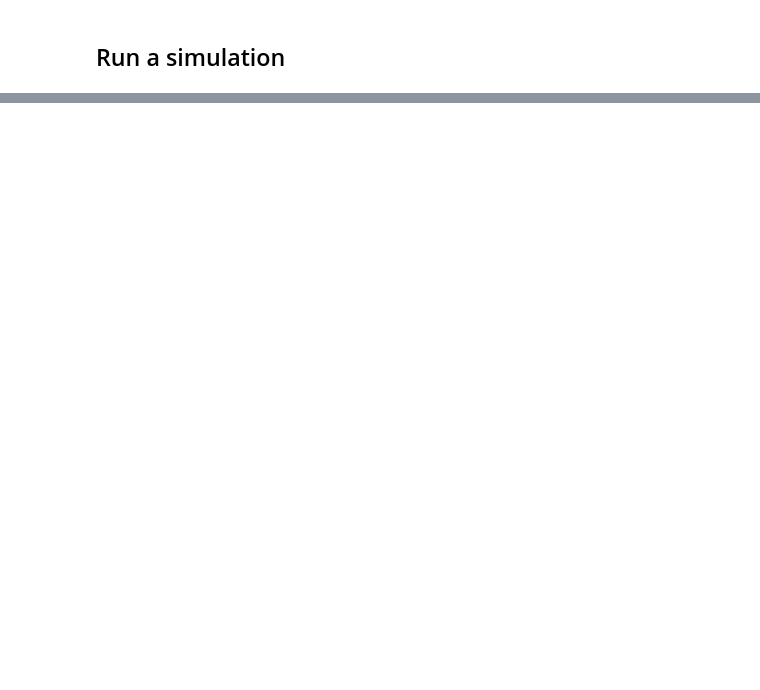
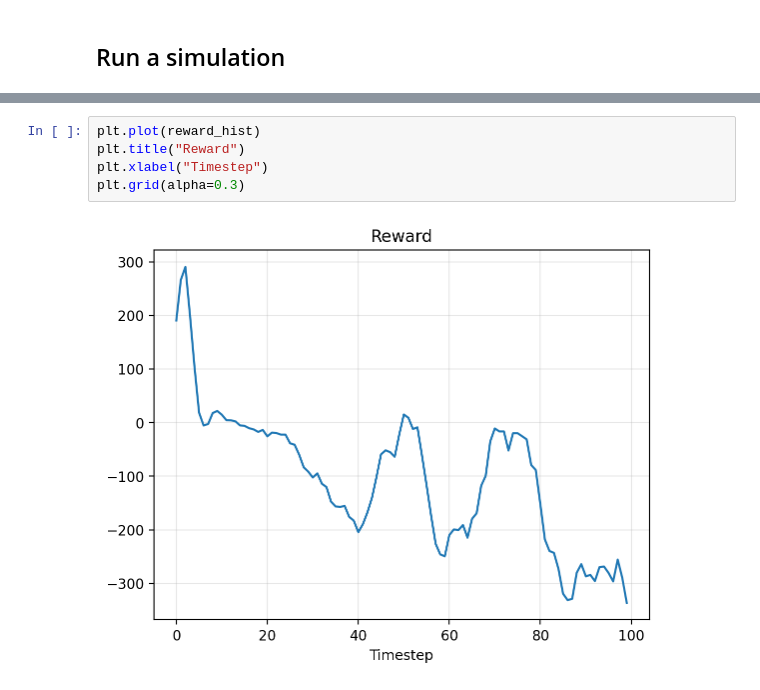
Before and after one commit to sapienzaio/online-ml-finance, a Jupyter notebook: 06-reinforcement-learning/price-impact-signal.ipynb, the cells around one changed output, grey strips where cells are left out. Saved outputs shown, nothing was run; the diff lists cells and outputs as text; blank space fills up the shorter version.

```diff
--- a/06-reinforcement-learning/price-impact-signal.ipynb
+++ b/06-reinforcement-learning/price-impact-signal.ipynb
@@ -472,0 +497,7 @@ for ax, label in zip(axs, labels):
+# %%
+plt.plot(reward_hist)
+plt.title("Reward")
+plt.xlabel("Timestep")
+plt.grid(alpha=0.3)
+# %% [output]
+[figure, added]
```
Also changed, not shown: parts of 6 cells of this notebook.
